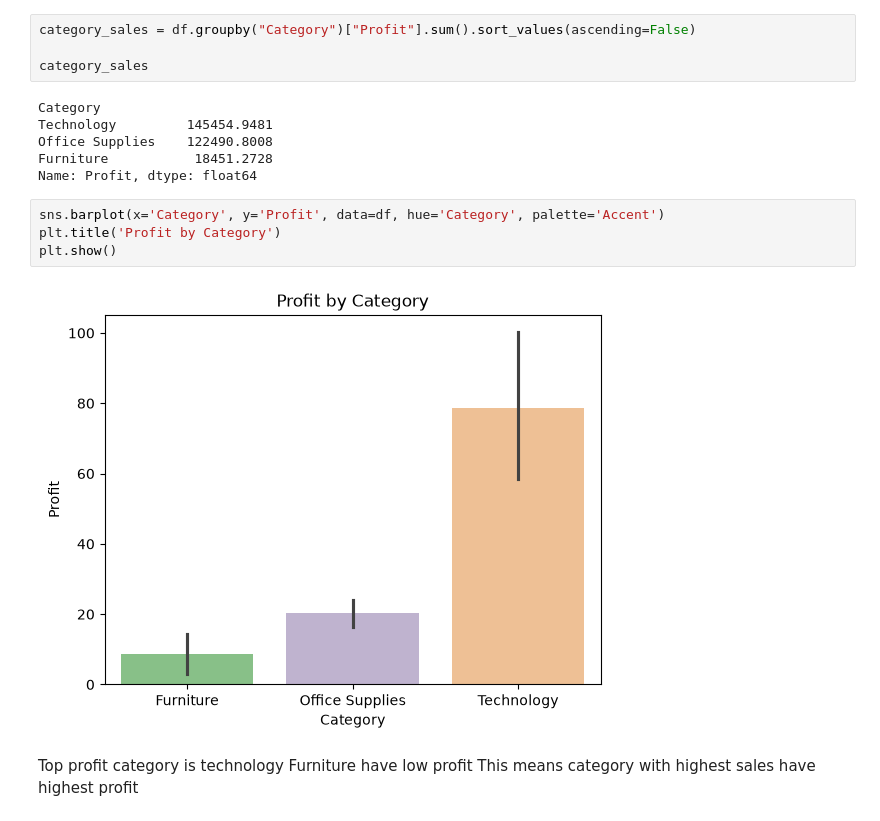
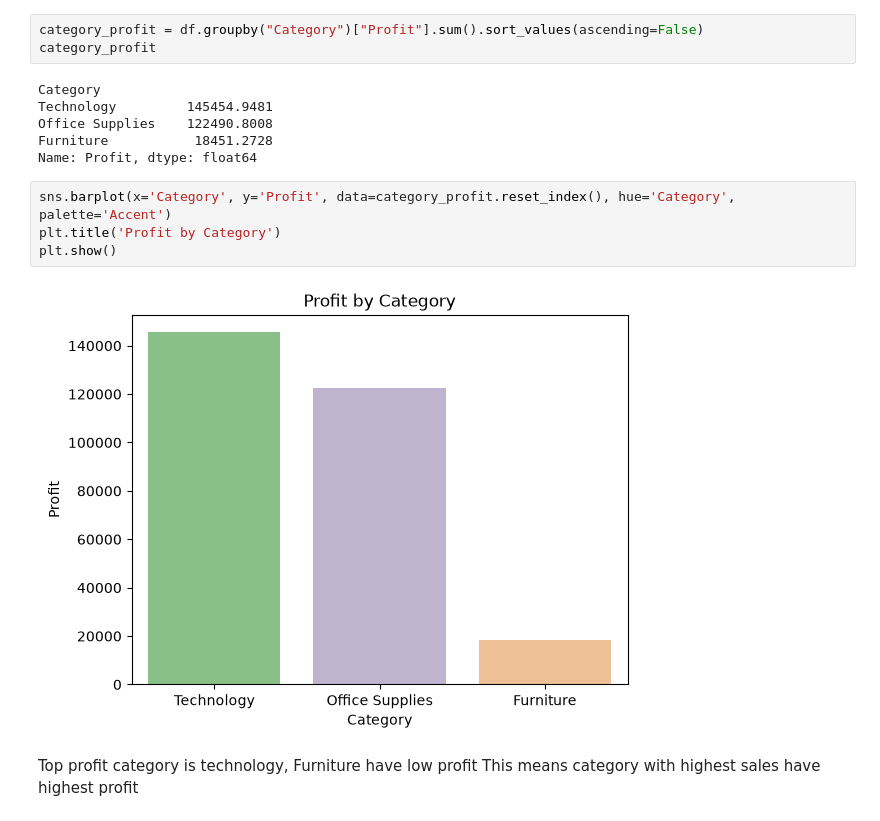
Before and after one commit to vaishnaviniwalkar/Superstore_Sales_Analysis, a Jupyter notebook: notebook/analysis.ipynb, the cells around one changed output. Saved outputs shown, nothing was run; the diff lists cells and outputs as text.

```diff
--- a/notebook/analysis.ipynb
+++ b/notebook/analysis.ipynb
@@ -172,9 +171,8 @@ plt.show()
 From the graph , Top selling category is technology
 lowest selling category is office supplies
 # %%
-category_sales = df.groupby("Category")["Profit"].sum().sort_values(ascending=False)
-
-category_sales
+category_profit = df.groupby("Category")["Profit"].sum().sort_values(ascending=False)
+category_profit
 # %% [output]
 Category
 Technology         145454.9481
@@ -182,12 +180,12 @@ Office Supplies    122490.8008
 Furniture           18451.2728
 Name: Profit, dtype: float64
 # %%
-sns.barplot(x='Category', y='Profit', data=df, hue='Category', palette='Accent')
+sns.barplot(x='Category', y='Profit', data=category_profit.reset_index(), hue='Category', palette='Accent')
 plt.title('Profit by Category')
 plt.show()
 # %% [output]
-[figure, old version]
+[figure, new version]
 # %% [markdown]
-Top profit category is technology
+Top profit category is technology,
 Furniture have low profit
 This means category with highest sales have highest profit
```
Also changed, not shown: parts of 8 cells of this notebook.
